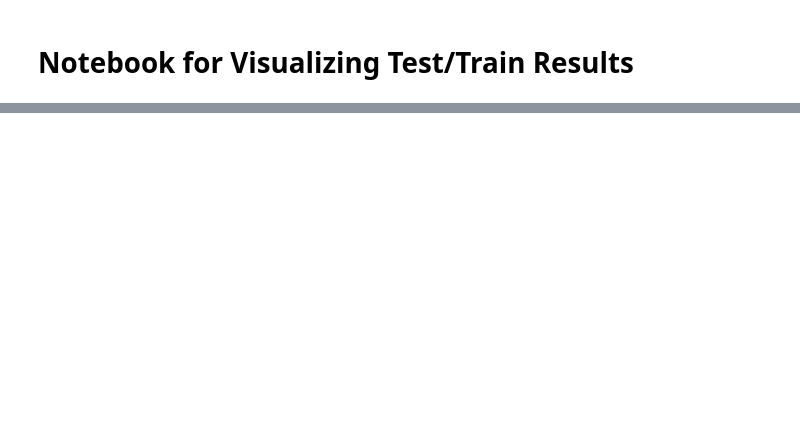
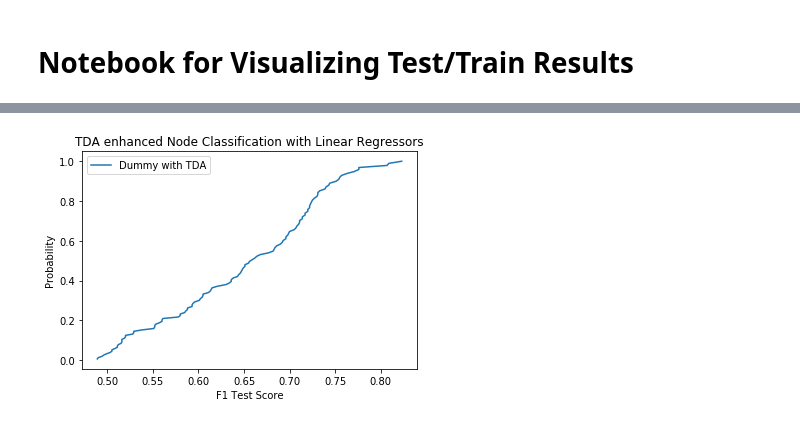
Before and after one commit to agottipati9/GraphSAGE, a Jupyter notebook: Plot_Metrics.ipynb, the cells around one changed output, grey strips where cells are left out. Drawn from its saved outputs; the diff is of its cells as text; code cells hidden in the pictures; blank space fills up the shorter version.

```diff
--- a/Plot_Metrics.ipynb
+++ b/Plot_Metrics.ipynb
@@ -72,4 +76,6 @@ plot_cdf([dataset3], title=title, xlabel=xlabel, ylabel=ylabel)
 # %%
 dataset4 = get_cdf_values(dummy_tda_data, label='Dummy with TDA')
-plot_cdf([dataset4], title=title, xlabel=xlabel, ylabel=ylabel)
+plot_cdf([dataset4], title=title, xlabel=xlabel, ylabel=ylabel, path='TDA_dummy.PDF')
+# %% [output]
+[figure, added]
 # %%
```
Also changed, not shown: parts of 7 cells of this notebook, 2 other files.
